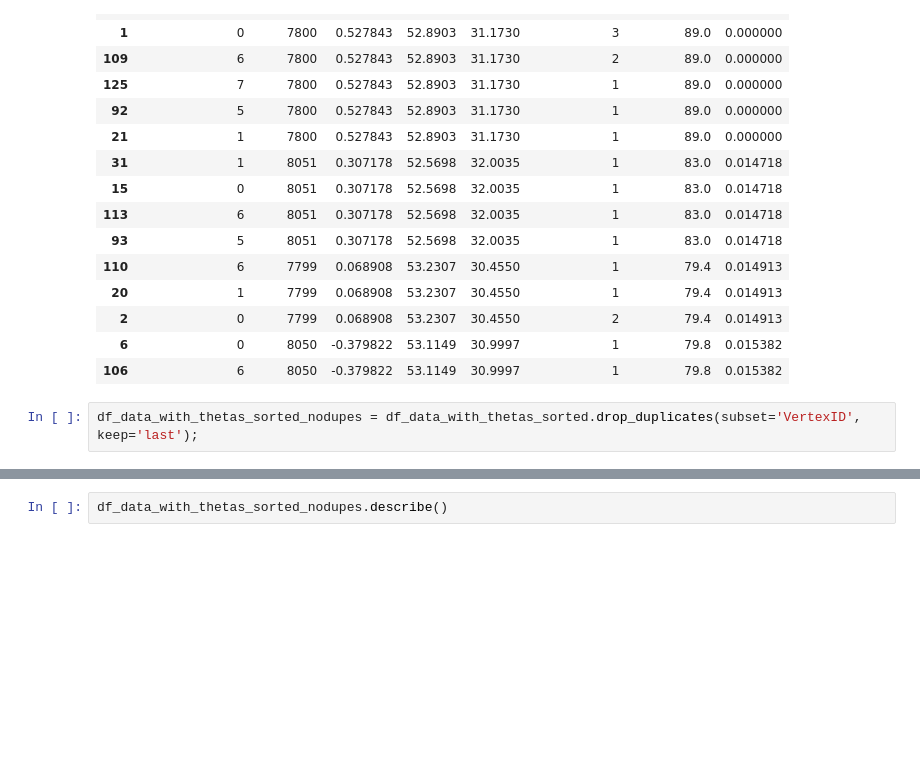
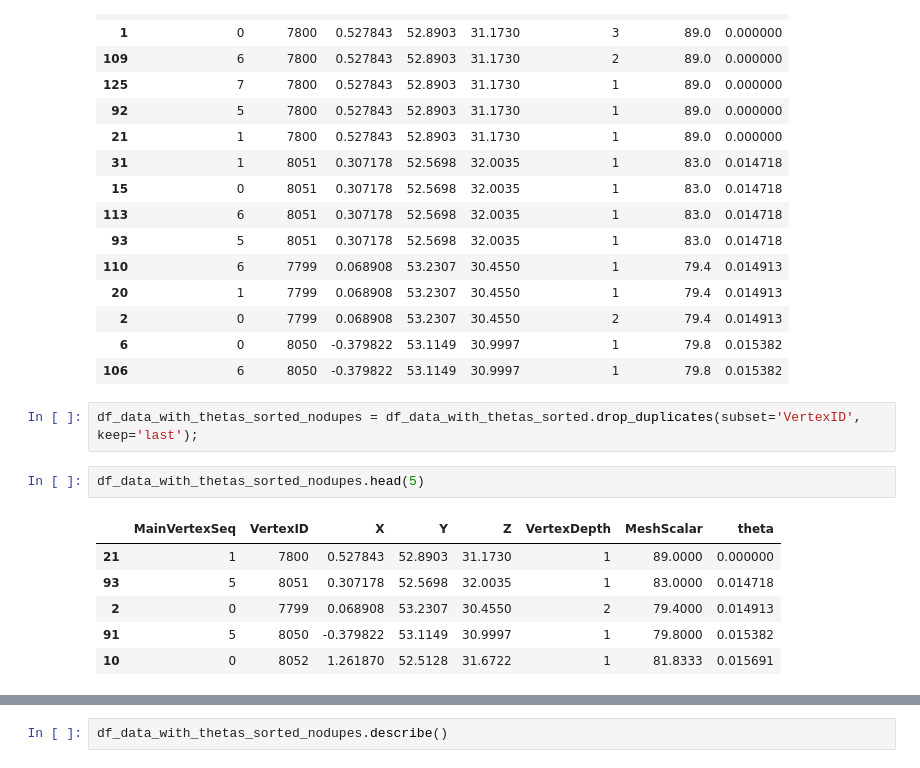
Before and after one commit to drkarim/lassy, a Jupyter notebook: python_scripts/encirclement_analyser.ipynb, the cells around one changed output, grey strips where cells are left out. Cells and saved outputs as stored; diff of their text form; blank space fills up the shorter version.

```diff
--- a/python_scripts/encirclement_analyser.ipynb
+++ b/python_scripts/encirclement_analyser.ipynb
@@ -152,6 +152,15 @@ df_data_with_thetas_sorted.head(15)
 | 106 | 6 | 8050 | -0.379822 | 53.1149 | 30.9997 | 1 | 79.8 | 0.015382 |
 # %%
 df_data_with_thetas_sorted_nodupes = df_data_with_thetas_sorted.drop_duplicates(subset='VertexID', keep='last');
+# %%
+df_data_with_thetas_sorted_nodupes.head(5)
+# %% [output]
+|  | MainVertexSeq | VertexID | X | Y | Z | VertexDepth | MeshScalar | theta |
+| 21 | 1 | 7800 | 0.527843 | 52.8903 | 31.1730 | 1 | 89.0000 | 0.000000 |
+| 93 | 5 | 8051 | 0.307178 | 52.5698 | 32.0035 | 1 | 83.0000 | 0.014718 |
+| 2 | 0 | 7799 | 0.068908 | 53.2307 | 30.4550 | 2 | 79.4000 | 0.014913 |
+| 91 | 5 | 8050 | -0.379822 | 53.1149 | 30.9997 | 1 | 79.8000 | 0.015382 |
+| 10 | 0 | 8052 | 1.261870 | 52.5128 | 31.6722 | 1 | 81.8333 | 0.015691 |
 # %%
 sns.tsplot(pd.rolling_mean(df_data_with_thetas_sorted_nodupes['MeshScalar'],20))
 # %% [output]
```
Also changed, not shown: parts of 11 cells of this notebook.
